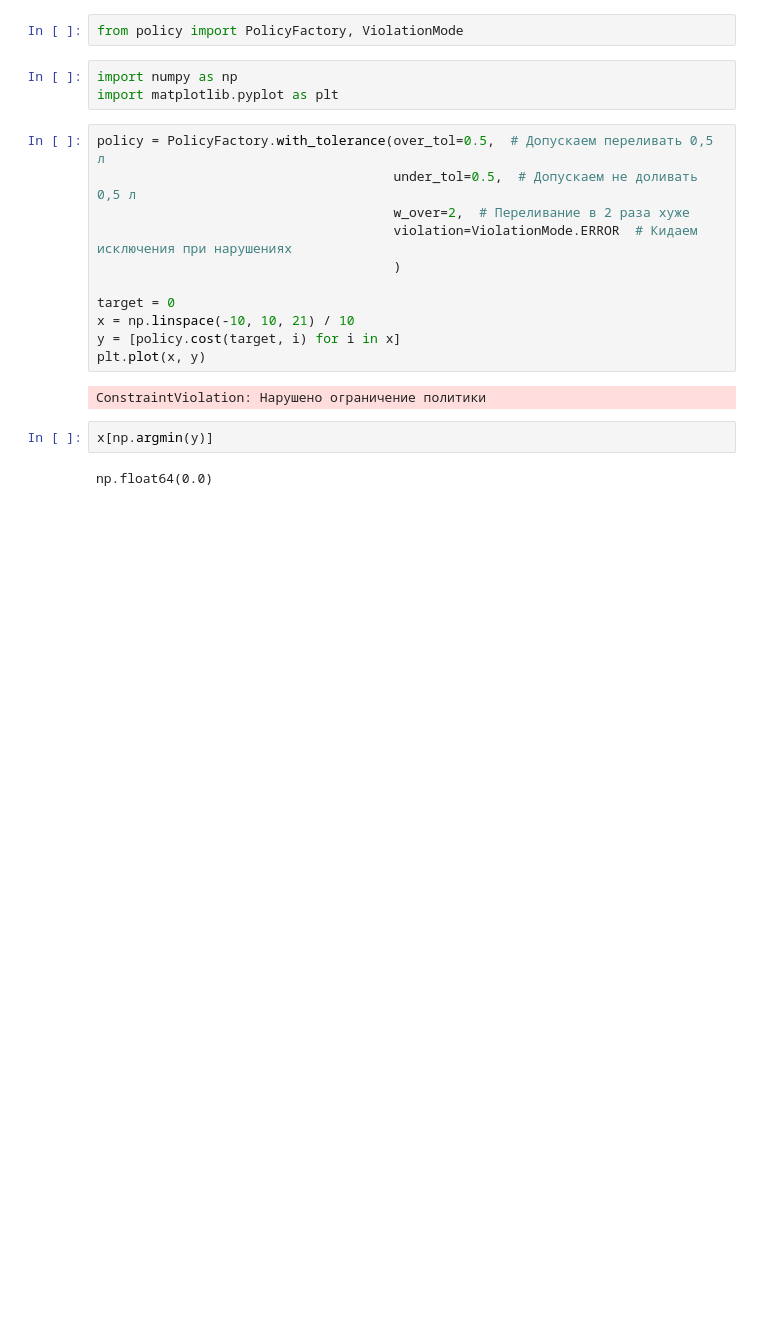
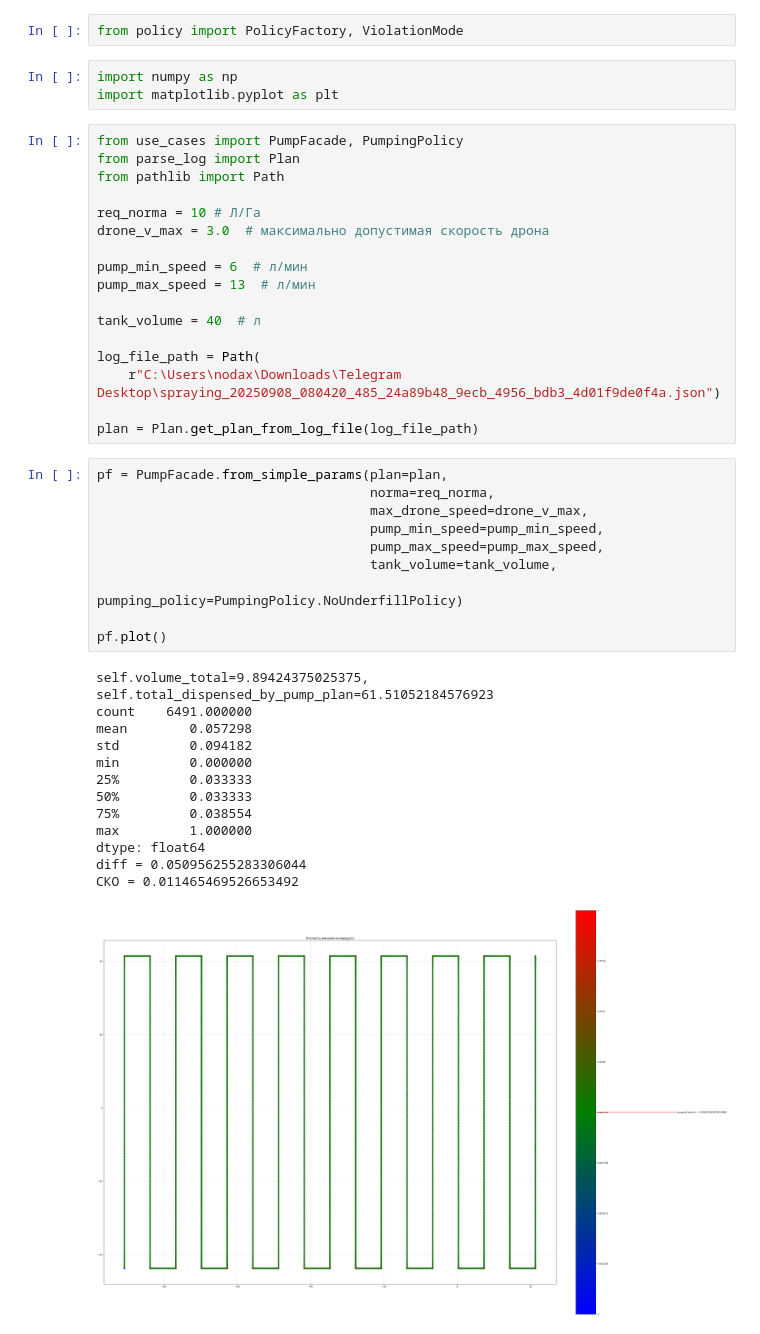
Before and after one commit to nodax-hub/Simulate, a Jupyter notebook: copmensate.ipynb, the cells around one changed output. Cells and saved outputs as stored; diff of their text form; blank space fills up the shorter version.

Commit message:
выполнил рефакторинг, добавил визуализацию плотности внесения, реализовал политику если запрещено переливать (очевидный минус в текущей реализации возможно в принципе ни разу не включить насос)

```diff
--- a/copmensate.ipynb
+++ b/copmensate.ipynb
@@ -23,20 +33,44 @@ from policy import PolicyFactory, ViolationMode
 # %%
 import numpy as np
 import matplotlib.pyplot as plt
-# %%
-policy = PolicyFactory.with_tolerance(over_tol=0.5,  # Допускаем переливать 0,5 л
-                                      under_tol=0.5,  # Допускаем не доливать 0,5 л
-                                      w_over=2,  # Переливание в 2 раза хуже
-                                      violation=ViolationMode.ERROR  # Кидаем исключения при нарушениях
-                                      )
-
-target = 0
-x = np.linspace(-10, 10, 21) / 10
-y = [policy.cost(target, i) for i in x]
-plt.plot(x, y)
-# %% [output]
-ConstraintViolation: Нарушено ограничение политики
-# %%
-x[np.argmin(y)]
-# %% [output]
-np.float64(0.0)
+# %%
+from use_cases import PumpFacade, PumpingPolicy
+from parse_log import Plan
+from pathlib import Path
+
+req_norma = 10 # Л/Га
+drone_v_max = 3.0  # максимально допустимая скорость дрона
+
+pump_min_speed = 6  # л/мин
+pump_max_speed = 13  # л/мин
+
+tank_volume = 40  # л
+
+log_file_path = Path(
+    r"C:\Users\nodax\Downloads\Telegram Desktop\spraying_20250908_080420_485_24a89b48_9ecb_4956_bdb3_4d01f9de0f4a.json")
+
+plan = Plan.get_plan_from_log_file(log_file_path)
+# %%
+pf = PumpFacade.from_simple_params(plan=plan,
+                                   norma=req_norma,
+                                   max_drone_speed=drone_v_max,
+                                   pump_min_speed=pump_min_speed,
+                                   pump_max_speed=pump_max_speed,
+                                   tank_volume=tank_volume,
+                                   pumping_policy=PumpingPolicy.NoUnderfillPolicy)
+
+pf.plot()
+# %% [output]
+self.volume_total=9.89424375025375, self.total_dispensed_by_pump_plan=61.51052184576923
+count    6491.000000
+mean        0.057298
+std         0.094182
+min         0.000000
+25%         0.033333
+50%         0.033333
+75%         0.038554
+max         1.000000
+dtype: float64
+diff = 0.050956255283306044
+СКО = 0.011465469526653492
+[figure, added]
```
Also changed, not shown: parts of 4 cells of this notebook, 2 other files.
